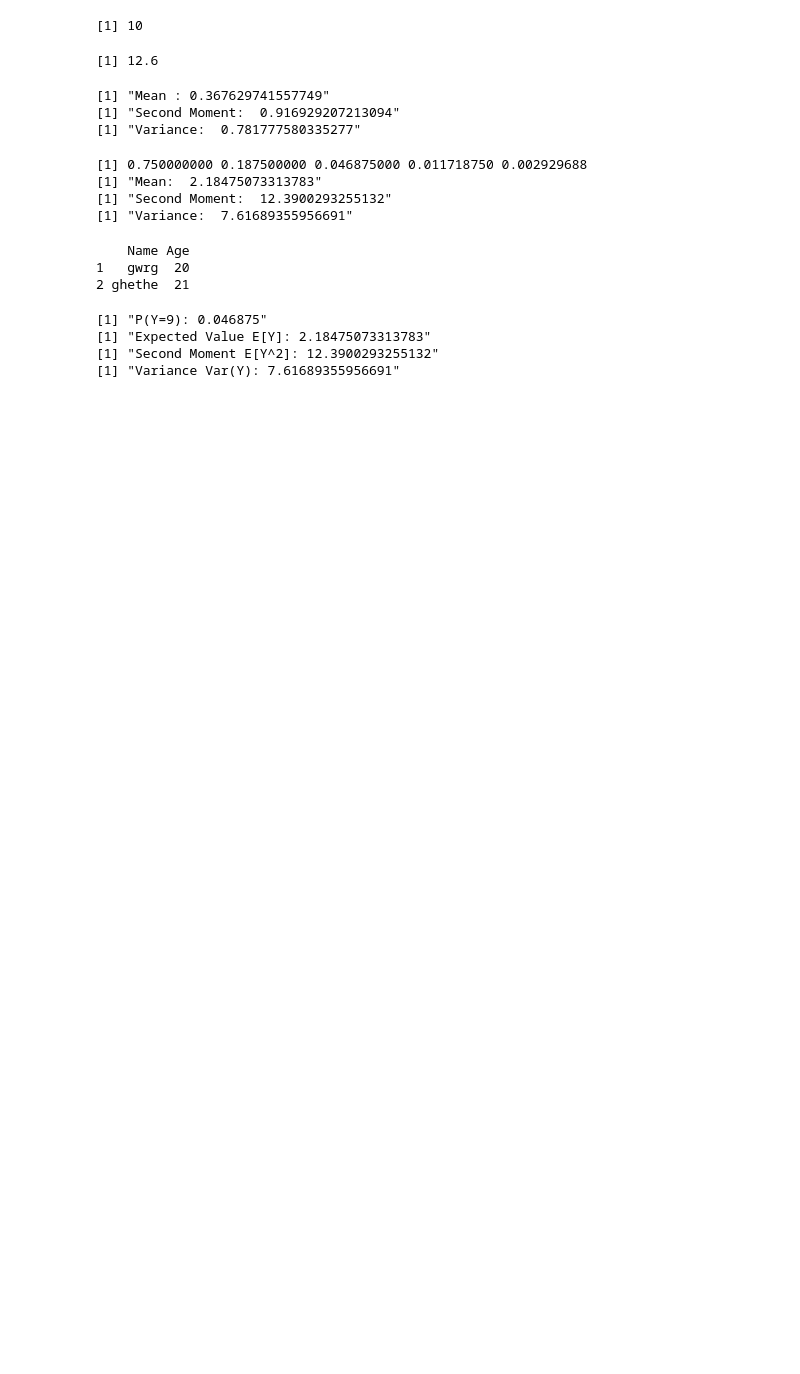
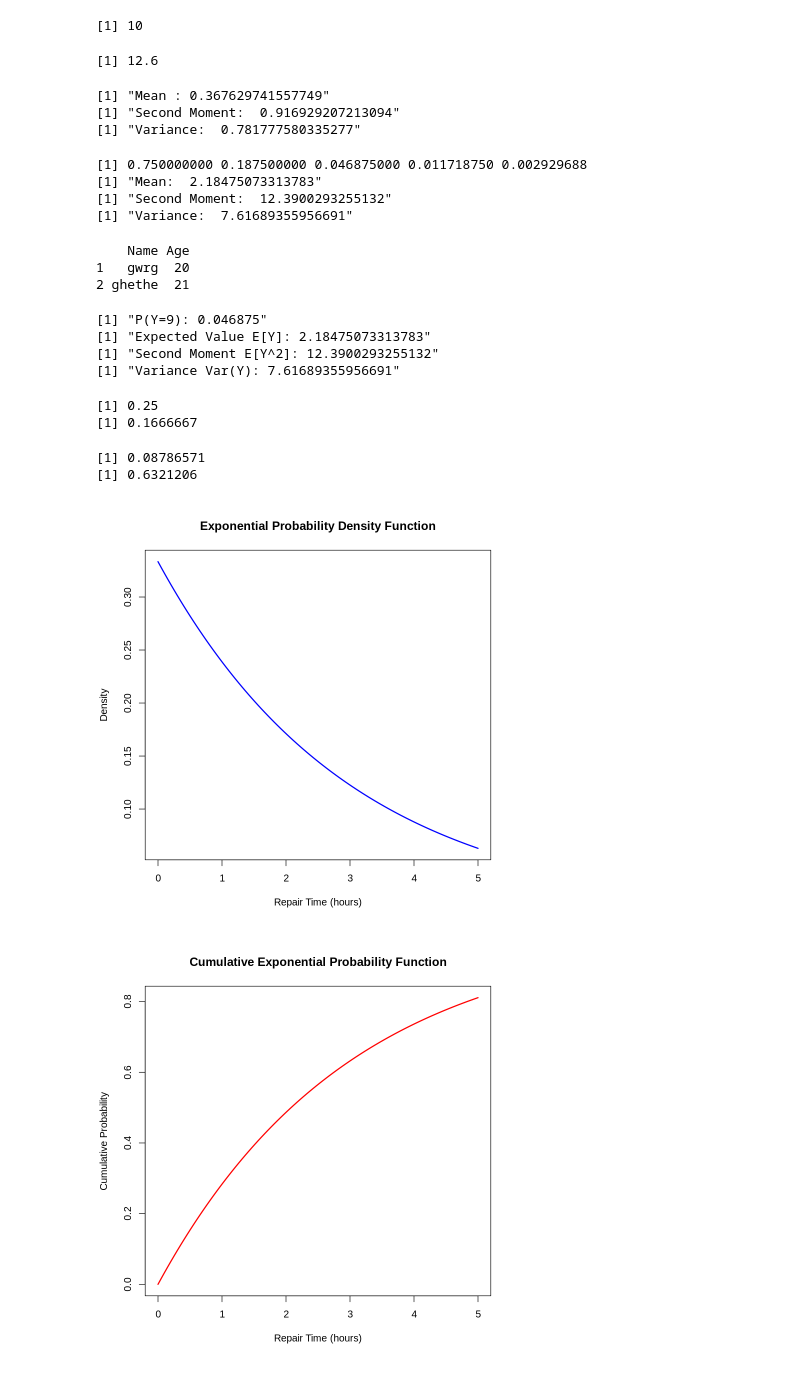
Before and after one commit to Shikhar1808/Lab, a Jupyter notebook: Untitled8.ipynb, the cells around one changed output. Saved outputs shown, nothing was run; the diff lists cells and outputs as text; code cells hidden in the pictures; blank space fills up the shorter version.

```diff
--- a/Untitled8.ipynb
+++ b/Untitled8.ipynb
@@ -473,3 +473,67 @@ print(paste("Variance Var(Y):", Var_Y))
 [1] "Expected Value E[Y]: 2.18475073313783"
 [1] "Second Moment E[Y^2]: 12.3900293255132"
 [1] "Variance Var(Y): 7.61689355956691"
+# %%
+# Consider that X is the time (in minutes) that a person has to wait in order to take a flight.
+# If each flight takes off each hour X ~ U(0, 60). Find the probability that
+# (a) waiting time is more than 45 minutes, and
+# (b) waiting time lies between 20 and 30 minutes.
+
+minTime = 0
+maxTime = 60
+
+partA <- 1 - punif(45, minTime, maxTime)
+partB <- punif(30, minTime, maxTime) - punif(20, minTime, maxTime)
+
+print(partA)
+print(partB)
+# %% [output]
+[1] 0.25
+[1] 0.1666667
+# %%
+# The time (in hours) required to repair a machine is an exponential distributed random
+# variable with parameter λ = 1/3.
+# (a) Find the value of density function at x = 4.
+# (b) Plot the graph of exponential probability distribution for 0 ≤ x ≤ 5.
+# (c) Find the probability that a repair time takes at most 3 hours.
+# (d) Plot the graph of cumulative exponential probabilities for 0 ≤ x ≤ 5.
+# (e) Simulate 1000 exponential distributed random numbers with λ = (1/3) and plot
+# the simulated data.
+
+lambda = 1/3
+
+partA <- dexp(4, rate = lambda)
+print(partA)
+
+
+xVals <- seq(0, 5, length.out = 100)
+densityVals <- dexp(xVals, rate = lambda)
+
+plot(xVals, densityVals, type = "l", col = "blue", lwd = 2,
+     main = "Exponential Probability Density Function",
+     xlab = "Repair Time (hours)", ylab = "Density")
+
+
+
+partC <- pexp(3, rate = lambda)
+print(partC)
+
+
+cumulative <- pexp(xVals, rate = lambda)
+plot(xVals, cumulative, type = "l", col = "red", lwd = 2,
+     main = "Cumulative Exponential Probability Function",
+     xlab = "Repair Time (hours)", ylab = "Cumulative Probability")
+
+
+# (e) Simulate 1000 exponential distributed random numbers and plot histogram
+simulated_data <- rexp(1000, rate = lambda)
+hist(simulated_data, breaks = 30, col = "lightblue", probability = TRUE,
+     main = "Histogram of Simulated Exponential Data", xlab = "Repair Time (hours)")
+
+# Overlay theoretical density curve on histogram
+lines(xVals, densityVals, col = "blue", lwd = 2)
+# %% [output]
+[1] 0.08786571
+[1] 0.6321206
+[figure, added]
+[figure, added]
```
Also changed, not shown: parts of 11 cells of this notebook.
